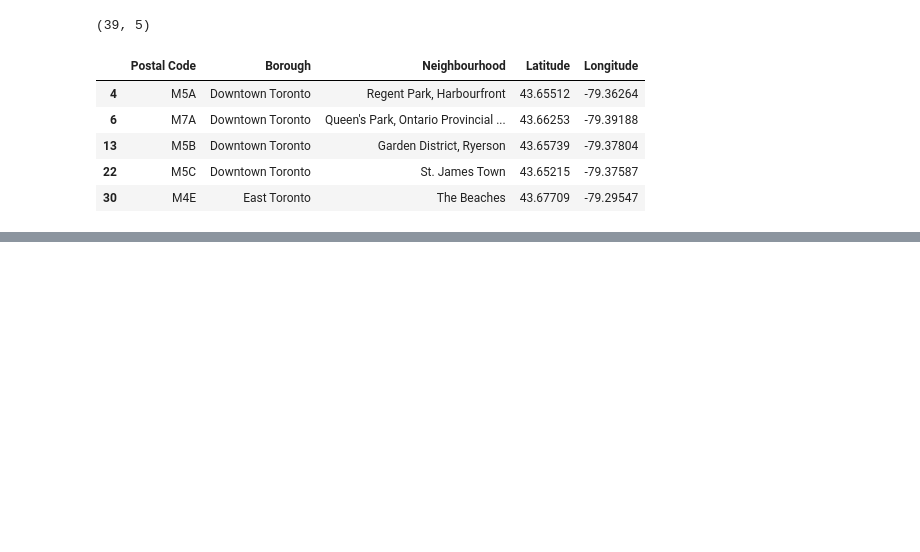
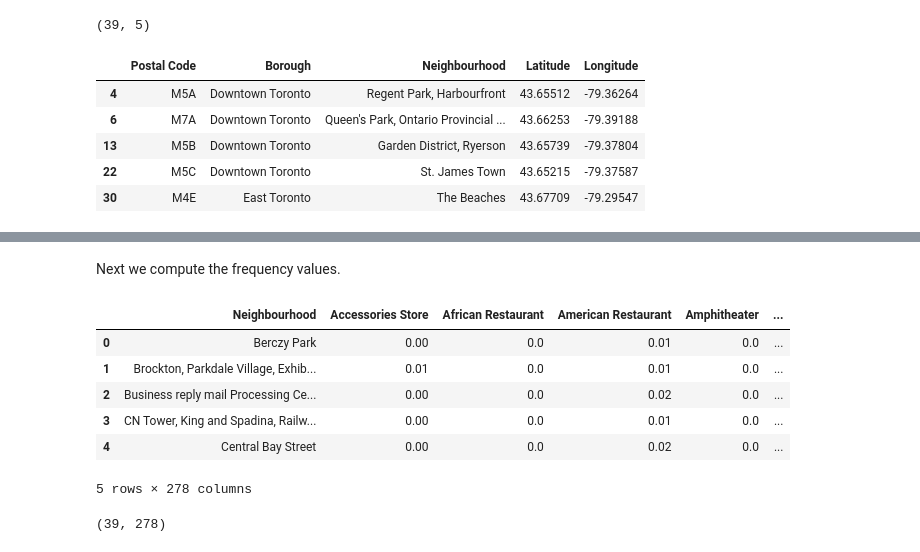
Before and after one commit to blackard/Coursera_Capstone, a Jupyter notebook: Applied Data Science Capstone Project.ipynb, the cells around one changed output, grey strips where cells are left out. Saved outputs shown, nothing was run; the diff lists cells and outputs as text; code cells hidden in the pictures; blank space fills up the shorter version.

```diff
--- a/Applied Data Science Capstone Project.ipynb
+++ b/Applied Data Science Capstone Project.ipynb
@@ -128,0 +335,17 @@ df_toronto.head()
+# %% [markdown]
+Next we compute the frequency values.
+# %%
+toronto_grouped = toronto_onehot.groupby('Neighbourhood').mean().reset_index()
+toronto_grouped.head()
+# %% [output]
+|  | Neighbourhood | Accessories Store | African Restaurant | American Restaurant | Amphitheater | ... |
+| 0 | Berczy Park | 0.00 | 0.0 | 0.01 | 0.0 | ... |
+| 1 | Brockton, Parkdale Village, Exhib... | 0.01 | 0.0 | 0.01 | 0.0 | ... |
+| 2 | Business reply mail Processing Ce... | 0.00 | 0.0 | 0.02 | 0.0 | ... |
+| 3 | CN Tower, King and Spadina, Railw... | 0.00 | 0.0 | 0.01 | 0.0 | ... |
+| 4 | Central Bay Street | 0.00 | 0.0 | 0.02 | 0.0 | ... |
+5 rows × 278 columns
+# %%
+toronto_grouped.shape
+# %% [output]
+(39, 278)
```
Also changed, not shown: parts of 32 cells of this notebook.
